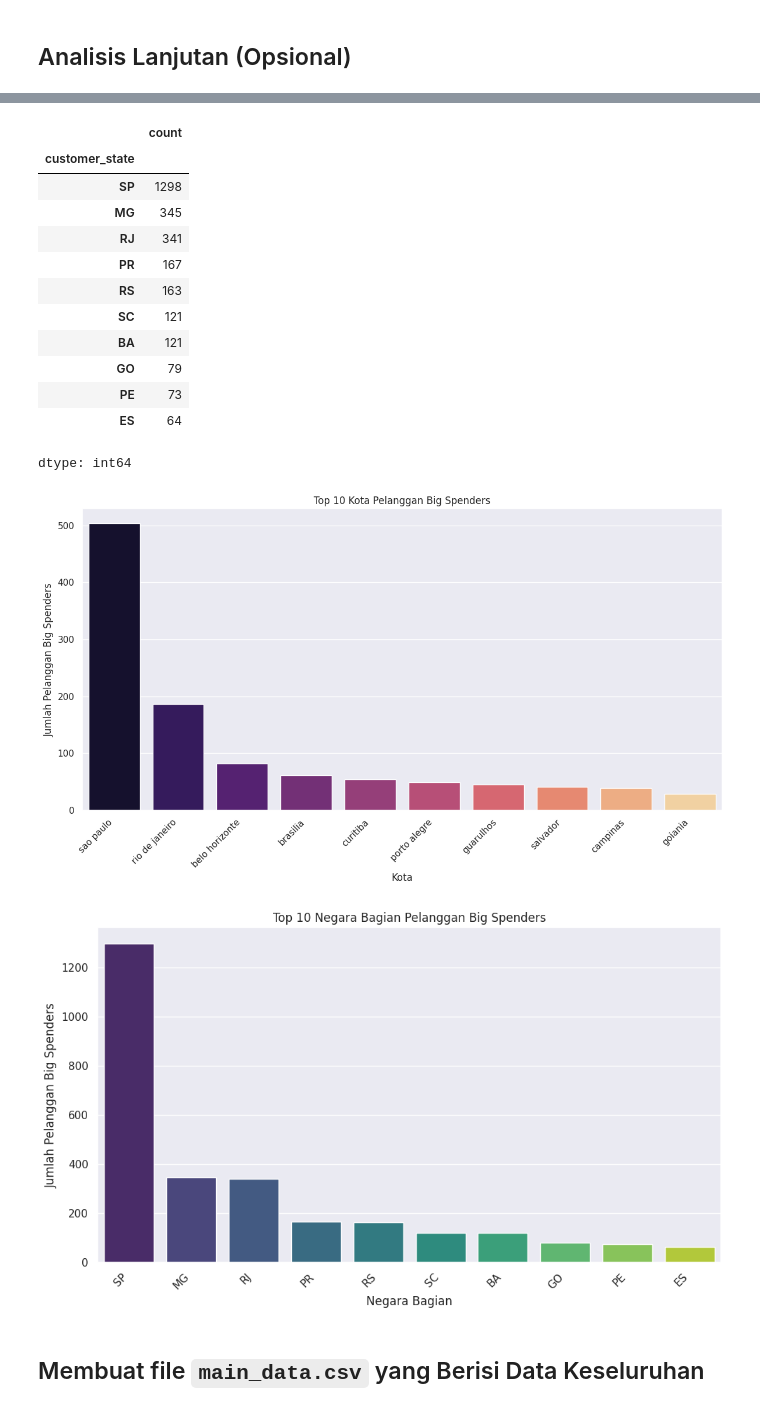
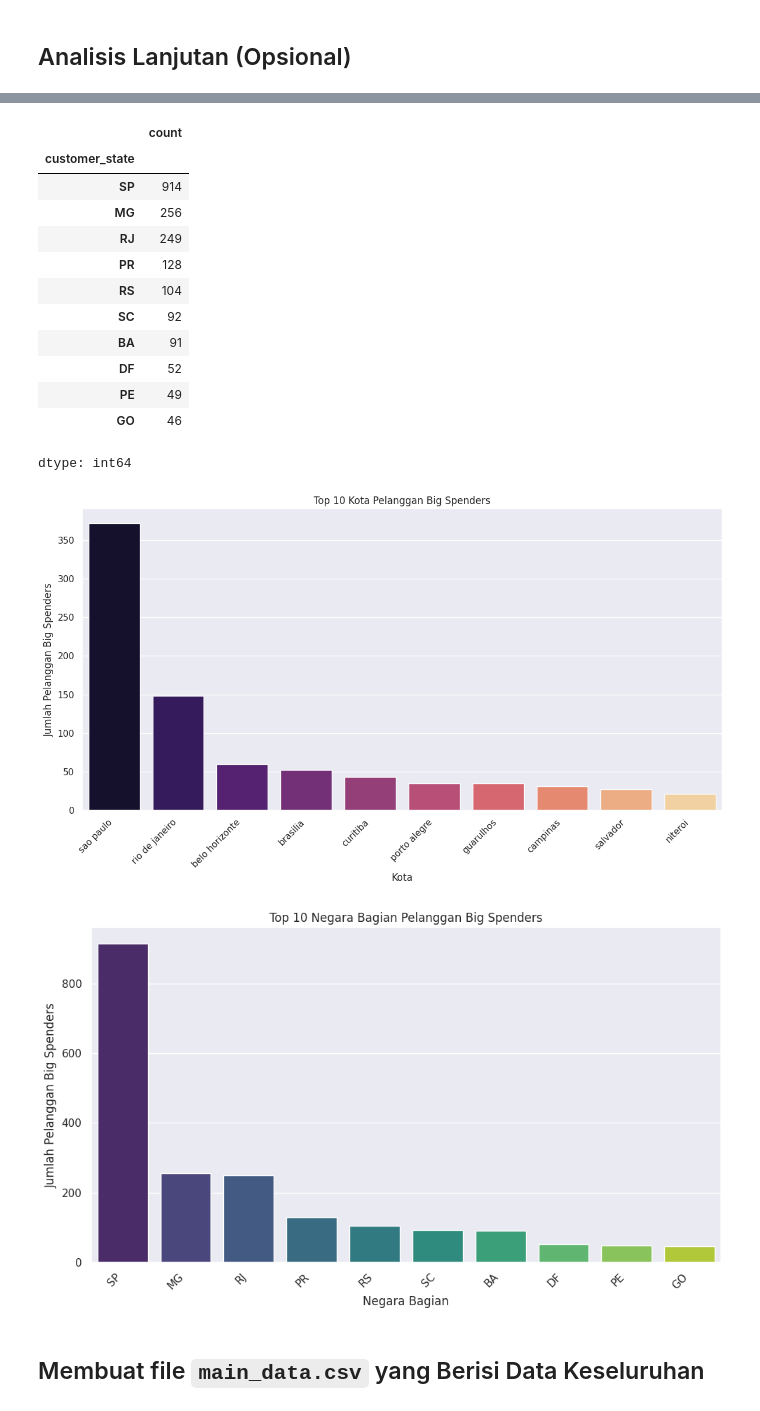
Before and after one commit to AuraGhifarani15/Analisis-Data---Aura-Ghifarani, a Jupyter notebook: Proyek_Analisis_Data_Aura_Ghifarani.ipynb, the cells around one changed output, grey strips where cells are left out. Saved outputs shown, nothing was run; the diff lists cells and outputs as text; code cells hidden in the pictures.

```diff
--- a/Proyek_Analisis_Data_Aura_Ghifarani.ipynb
+++ b/Proyek_Analisis_Data_Aura_Ghifarani.ipynb
@@ -343,10 +495,9 @@ customers_orders_items_df = pd.merge(
 
 customers_orders_items_df['order_purchase_timestamp'] = pd.to_datetime(customers_orders_items_df['order_purchase_timestamp'])
 
-snapshot_date = customers_orders_items_df['order_purchase_timestamp'].max() + dt.timedelta(days=1)
+snapshot_date = dt.datetime(2019, 1, 1)
 
 last_12_months_start = snapshot_date - dt.timedelta(days=365)
-
 df_12_months = customers_orders_items_df[customers_orders_items_df['order_purchase_timestamp'] >= last_12_months_start]
 
 rfm_df = df_12_months.groupby('customer_unique_id').agg({
@@ -359,6 +510,8 @@ rfm_df.rename(columns={'order_purchase_timestamp': 'Recency',
                        'order_id': 'Frequency',
                        'price': 'Monetary'},
               inplace=True)
+
+rfm_df = rfm_df[rfm_df['Monetary'] > 0]
 
 rfm_df['R_Score'] = pd.qcut(rfm_df['Recency'], 5, labels=False, duplicates='drop')
 max_r_score_idx = rfm_df['R_Score'].max()
@@ -383,7 +536,7 @@ print(rfm_df.groupby('RFM_Segment').agg({
 
 plt.figure(figsize=(10, 6))
 sns.histplot(rfm_df['RFM_Score'], bins=15, kde=True)
-plt.title('Distribusi RFM Score Pelanggan (12 Bulan Terakhir)')
+plt.title('Distribusi RFM Score Pelanggan (12 Bulan Terakhir 2018)')
 plt.xlabel('RFM Score')
 plt.ylabel('Jumlah Pelanggan')
 plt.tight_layout()
@@ -392,7 +545,7 @@ plt.show()
 rfm_segment_counts = rfm_df['RFM_Segment'].value_counts().head(10)
 plt.figure(figsize=(12, 6))
 sns.barplot(x=rfm_segment_counts.index, y=rfm_segment_counts.values, palette='coolwarm', hue=rfm_segment_counts.index, legend=False)
-plt.title('Top 10 Segmen RFM Berdasarkan Jumlah Pelanggan')
+plt.title('Top 10 Segmen RFM Berdasarkan Jumlah Pelanggan (12 Bulan Terakhir 2018)')
 plt.xlabel('RFM Segment')
 plt.ylabel('Jumlah Pelanggan')
 plt.xticks(rotation=45)
@@ -424,7 +577,7 @@ print(rfm_df[rfm_df['Customer_Segment'] == 'Champions'].head())
 
 plt.figure(figsize=(10, 7))
 sns.countplot(y='Customer_Segment', data=rfm_df, order=rfm_df['Customer_Segment'].value_counts().index, palette='viridis', hue='Customer_Segment', legend=False)
-plt.title('Distribusi Segmen Pelanggan RFM Kustom')
+plt.title('Distribusi Segmen Pelanggan RFM Kustom (12 Bulan Terakhir 2018)')
 plt.xlabel('Jumlah Pelanggan')
 plt.ylabel('Segmen Pelanggan')
 plt.tight_layout()
@@ -473,7 +626,8 @@ Index: []
 rfm_geo_df = pd.merge(
     rfm_df,
     customers[['customer_unique_id', 'customer_city', 'customer_state']],
-    on='customer_unique_id',
+    left_index=True,
+    right_on='customer_unique_id',
     how='left'
 )
 
@@ -531,20 +685,20 @@ Top 10 Kota dengan Pelanggan 'Big Spenders':
 dtype: int64
 Top 10 Negara Bagian dengan Pelanggan 'Big Spenders':
 |  | count |
 | customer_state |  |
-| SP | 1298 |
-| MG | 345 |
-| RJ | 341 |
-| PR | 167 |
-| RS | 163 |
-| SC | 121 |
-| BA | 121 |
-| GO | 79 |
-| PE | 73 |
-| ES | 64 |
+| SP | 914 |
+| MG | 256 |
+| RJ | 249 |
+| PR | 128 |
+| RS | 104 |
+| SC | 92 |
+| BA | 91 |
+| DF | 52 |
+| PE | 49 |
+| GO | 46 |
 dtype: int64
-[figure, old version]
+[figure, new version]
-[figure, old version]
+[figure, new version]
 # %% [markdown]
 ## Membuat file `main_data.csv` yang Berisi Data Keseluruhan
 # %%
```
Also changed, not shown: parts of 19 cells of this notebook, 1 other file.
